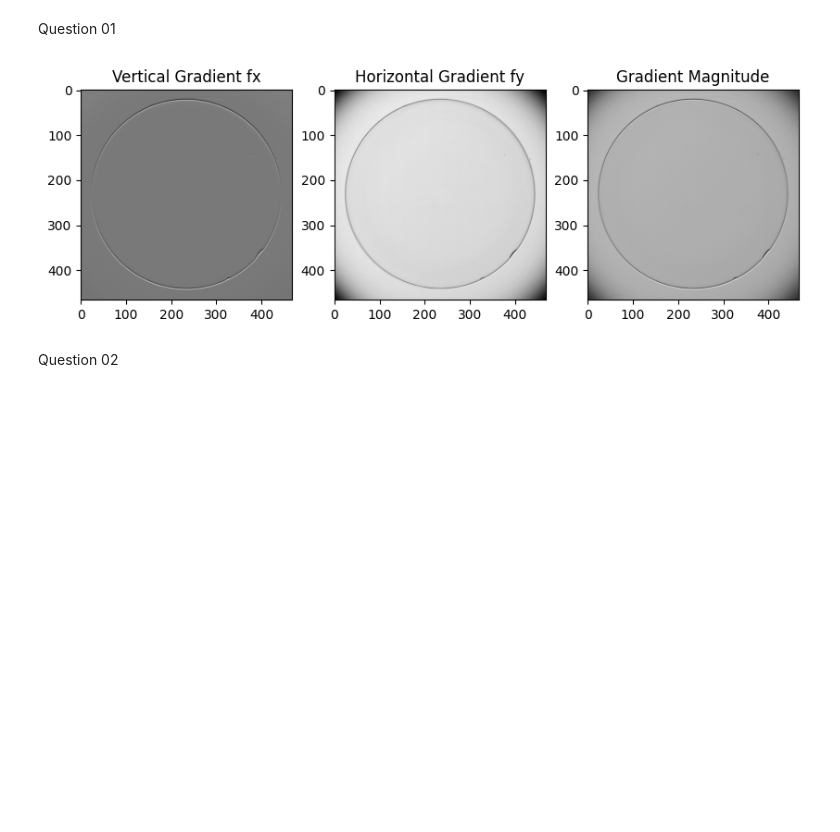
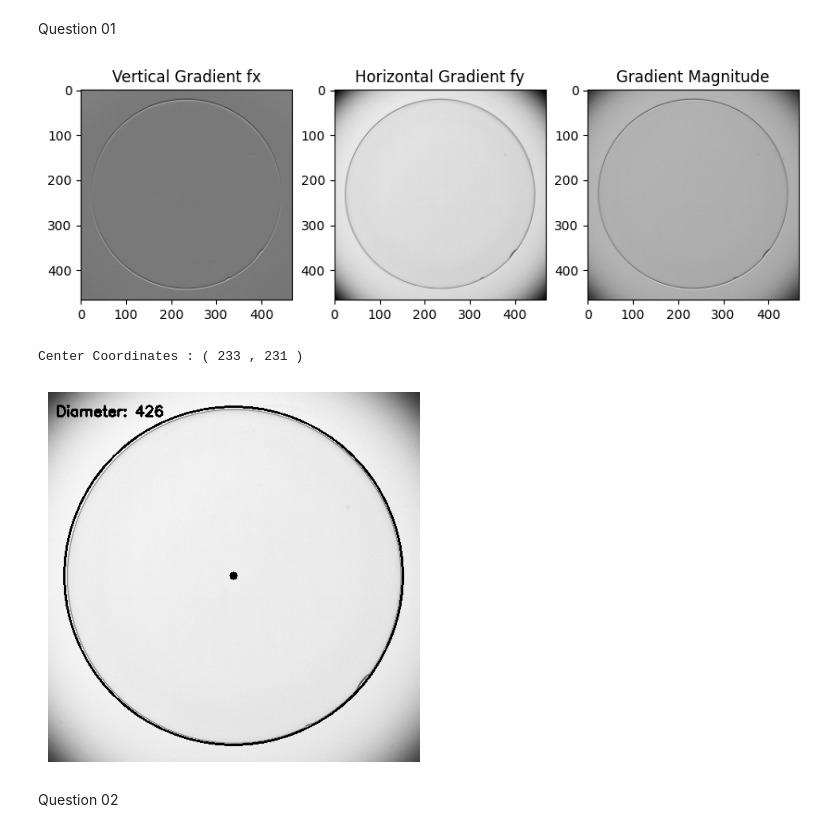
Before and after one commit to KisajaW/Assignment-2, a Jupyter notebook: D_ENG_21_0073_EE_a02.ipynb, the cells around one changed output. Saved outputs shown, nothing was run; the diff lists cells and outputs as text; code cells hidden in the pictures; blank space fills up the shorter version.

```diff
--- a/D_ENG_21_0073_EE_a02.ipynb
+++ b/D_ENG_21_0073_EE_a02.ipynb
@@ -10,31 +10,60 @@ Question 01
 # %%
 import cv2 as cv
 import numpy as np
 import matplotlib.pyplot as plt
 
 img = cv.imread('contact_lens.tif', cv.IMREAD_REDUCED_GRAYSCALE_2)
 assert img is not None
 
+# vertical gradient fx using the Sobel kernel
 sobel_v = np.array([[-1,-2,-1],[0,0,0],[1,2,1]], np.float32)
 img_x = cv.filter2D(img.astype('float'), -1,sobel_v)
 img_x = cv.normalize(img_x.astype('float'), None, 0, 255.0, cv.NORM_MINMAX)
 
+# horizontal gradient fy using the Sobel kernel
 sobel_h = np.array([[-1,0,1],[0,0,0],[1,2,1]], np.float32)
 img_y = cv.filter2D(img.astype('float'),-1, sobel_h)
 img_y = cv.normalize(img_y.astype('float'),None,0,255.0,cv.NORM_MINMAX)
 
+# Gradient magnitude |fx|+|fy|
 img1= cv.addWeighted(np.absolute(img_x),1,np.absolute(img_y),1,0)
 
+#Plotting the results
 fg,ax = plt.subplots(1,3,figsize = (10,5))
 ax[0].imshow(img_x, cmap='gray')
 ax[0].set_title("Vertical Gradient fx")
 ax[1].imshow(img_y, cmap='gray')
 ax[1].set_title("Horizontal Gradient fy")
 ax[2].imshow(img1, cmap='gray')
 ax[2].set_title("Gradient Magnitude")
 plt.show()
+
+# Applying Gaussian blur to reduce noise
+blur = cv.GaussianBlur(img, (5, 5), 0)
+# Applying Canny edge detection to detect the edges of the circular object
+edges = cv.Canny(blur, 50, 150)
+# Finding the coordinates of the non-zero pixels in the edge image
+y_coords, x_coords = np.where(edges != 0)
+# Finding the center of the circular object as the mean of the pixel coordinates
+cX = int(np.mean(x_coords))
+cY = int(np.mean(y_coords))
+print("Center Coordinates :", "(",cX, "," ,cY,")")
+# Calculating the distances of each edge pixel to the center
+distances = np.sqrt((x_coords - cX)**2 + (y_coords - cY)**2)
+# Calculating the diameter of the circular object as twice the maximum distance
+diameter = int(2 * np.max(distances))
+# Drawing the center and diameter on the original image
+cv.circle(img, (cX, cY), 5, (0, 0, 255), -1)
+cv.circle(img, (cX, cY), diameter // 2, (0, 255, 0), 2)
+cv.putText(img, f"Diameter: {diameter}", (10, 30), cv.FONT_HERSHEY_SIMPLEX, 0.6, (0, 0, 255), 2)
+#Result
+plt.imshow(cv.cvtColor(img, cv.COLOR_BGR2RGB))
+plt.axis('off')
+plt.show()
 # %% [output]
 [figure]
+Center Coordinates : ( 233 , 231 )
+[figure, added]
 # %% [markdown]
 Question 02
 # %%
```
